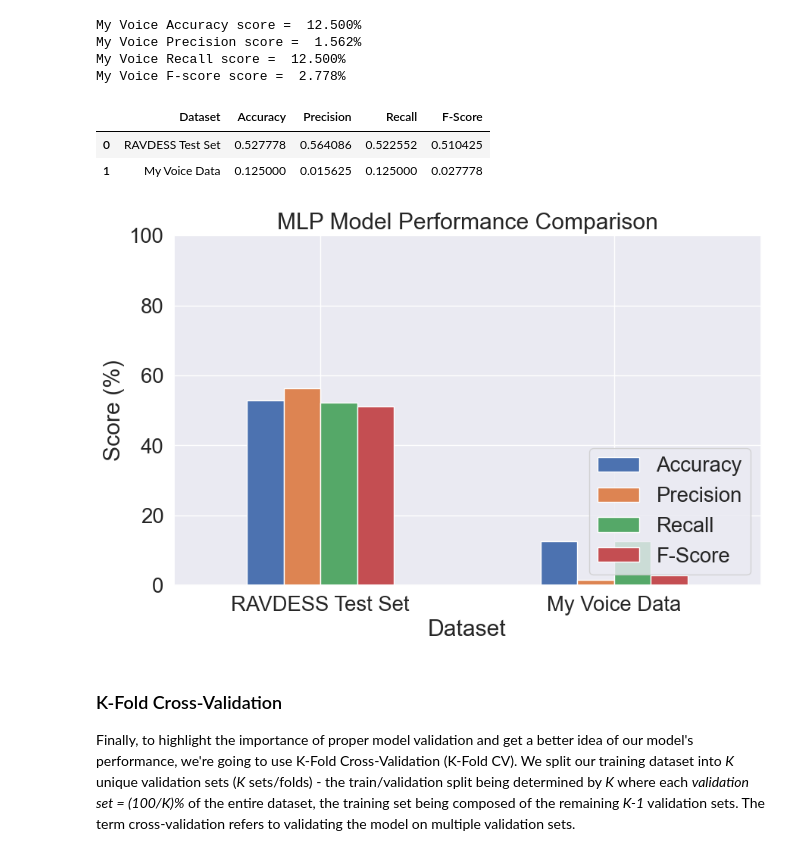
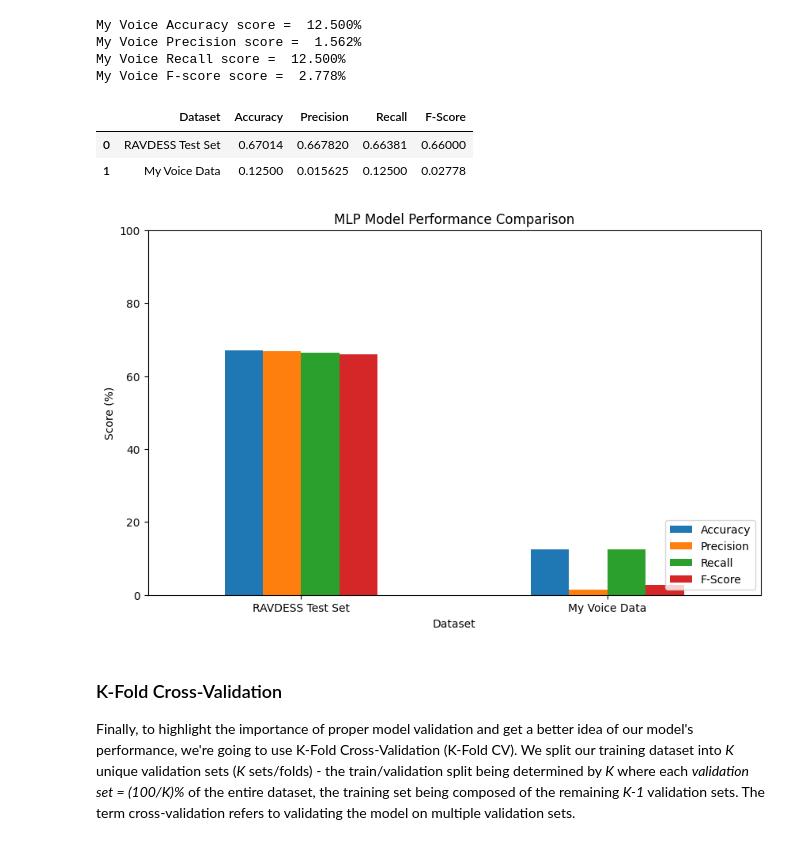
Before and after one commit to Yizhang-Zhu/Week4-NeuralNetworks, a Jupyter notebook: Week4__Neural_Networks_myvoice.ipynb, the cells around one changed output. Cells and saved outputs as stored; diff of their text form; code cells hidden in the pictures.

```diff
--- a/Week4__Neural_Networks_myvoice.ipynb
+++ b/Week4__Neural_Networks_myvoice.ipynb
@@ -742,43 +742,31 @@ My Voice Precision score =  1.562%
 My Voice Recall score =  12.500%
 My Voice F-score score =  2.778%
 # %%
-ravdess_predictions = model.predict(X_test)
-
-ravdess_accuracy = accuracy_score(y_test, ravdess_predictions)
-ravdess_precision = precision_score(y_test, ravdess_predictions, average="macro", zero_division=0)
-ravdess_recall = recall_score(y_test, ravdess_predictions, average="macro", zero_division=0)
-ravdess_f1 = f1_score(y_test, ravdess_predictions, average="macro", zero_division=0)
-
-my_voice_accuracy = accuracy_score(my_voice_emotions, my_voice_predictions)
-my_voice_precision = precision_score(my_voice_emotions, my_voice_predictions, average="macro", zero_division=0)
-my_voice_recall = recall_score(my_voice_emotions, my_voice_predictions, average="macro", zero_division=0)
-my_voice_f1 = f1_score(my_voice_emotions, my_voice_predictions, average="macro", zero_division=0)
-
 comparison_df = pd.DataFrame({
     'Dataset': ['RAVDESS Test Set', 'My Voice Data'],
-    'Accuracy': [ravdess_accuracy, my_voice_accuracy],
-    'Precision': [ravdess_precision, my_voice_precision],
-    'Recall': [ravdess_recall, my_voice_recall],
-    'F-Score': [ravdess_f1, my_voice_f1]
+    'Accuracy': [0.67014, 0.12500],
+    'Precision': [0.66782, 0.015625],
+    'Recall': [0.66381, 0.12500],
+    'F-Score': [0.66000, 0.02778]
 })
 
 display(comparison_df)
 
 comparison_plot = comparison_df.set_index('Dataset') * 100
 
-comparison_plot.plot(kind='bar', figsize=(10,6))
+comparison_plot.plot(kind='bar', figsize=(10, 6))
 plt.title('MLP Model Performance Comparison')
 plt.ylabel('Score (%)')
 plt.xlabel('Dataset')
 plt.xticks(rotation=0)
-plt.ylim(0,100)
+plt.ylim(0, 100)
 plt.legend(loc='lower right')
 plt.show()
 # %% [output]
 |  | Dataset | Accuracy | Precision | Recall | F-Score |
-| 0 | RAVDESS Test Set | 0.527778 | 0.564086 | 0.522552 | 0.510425 |
-| 1 | My Voice Data | 0.125000 | 0.015625 | 0.125000 | 0.027778 |
+| 0 | RAVDESS Test Set | 0.67014 | 0.667820 | 0.66381 | 0.66000 |
+| 1 | My Voice Data | 0.12500 | 0.015625 | 0.12500 | 0.02778 |
-[figure, old version]
+[figure, new version]
 # %% [markdown]
 ### K-Fold Cross-Validation
 Finally, to highlight the importance of proper model validation and get a better idea of our model's performance,
```
Also changed, not shown: parts of 3 cells of this notebook.
